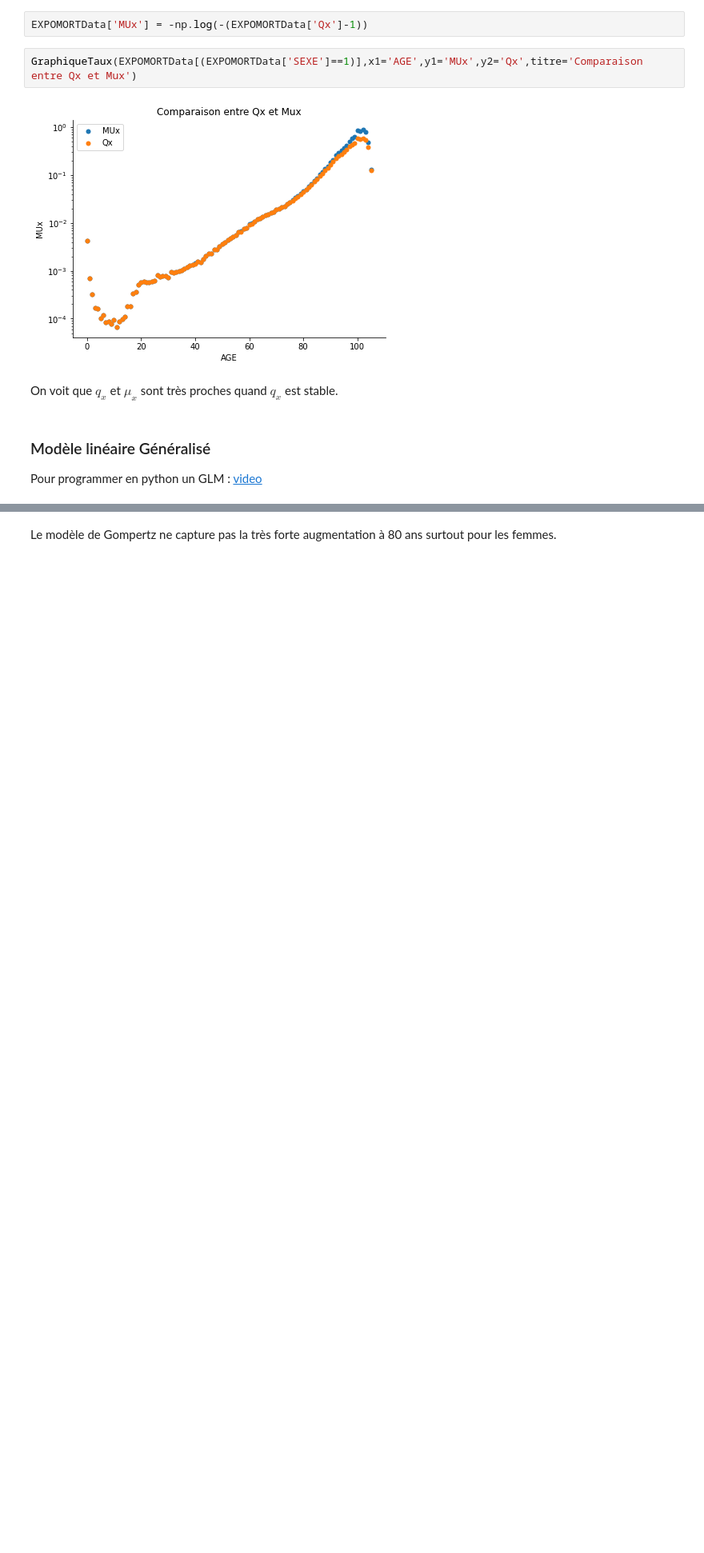
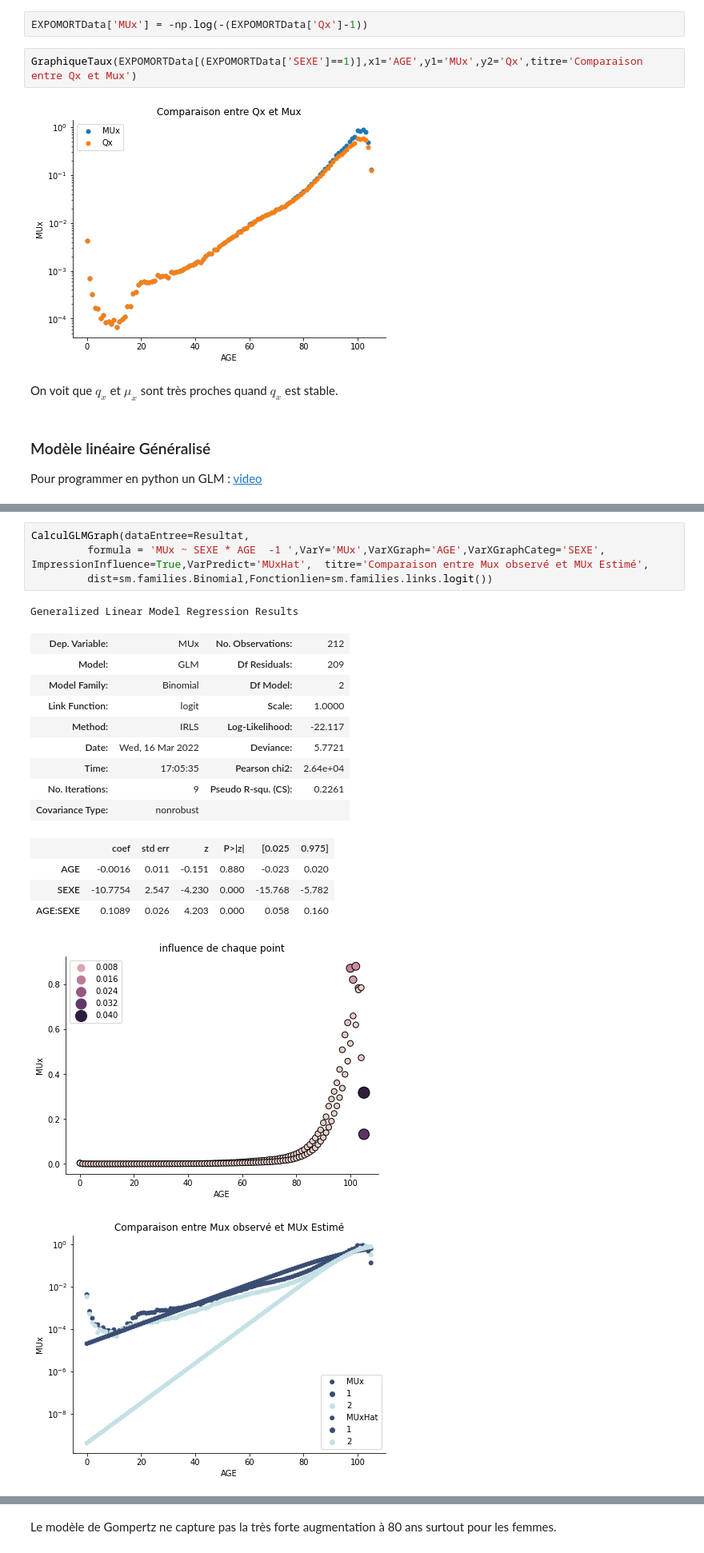
Before and after one commit to RessourcesActuariat/ActuariatVieCNAM, a Jupyter notebook: Table de Mortalité - Partie 2vf.ipynb, the cells around one changed output, grey strips where cells are left out. Shown at 80% size. Cells and saved outputs as stored; diff of their text form; blank space fills up the shorter version.

```diff
--- a/Table de Mortalité - Partie 2vf.ipynb
+++ b/Table de Mortalité - Partie 2vf.ipynb
@@ -465,0 +522,21 @@ plt.show()
+# %%
+CalculGLMGraph(dataEntree=Resultat,
+         formula = 'MUx ~ SEXE * AGE  -1 ',VarY='MUx',VarXGraph='AGE',VarXGraphCateg='SEXE', ImpressionInfluence=True,VarPredict='MUxHat',  titre='Comparaison entre Mux observé et MUx Estimé',
+         dist=sm.families.Binomial,Fonctionlien=sm.families.links.logit())
+# %% [output]
+Generalized Linear Model Regression Results
+| Dep. Variable: | MUx | No. Observations: | 212 |
+| Model: | GLM | Df Residuals: | 209 |
+| Model Family: | Binomial | Df Model: | 2 |
+| Link Function: | logit | Scale: | 1.0000 |
+| Method: | IRLS | Log-Likelihood: | -22.117 |
+| Date: | Wed, 16 Mar 2022 | Deviance: | 5.7721 |
+| Time: | 17:05:35 | Pearson chi2: | 2.64e+04 |
+| No. Iterations: | 9 | Pseudo R-squ. (CS): | 0.2261 |
+| Covariance Type: | nonrobust |  |  |
+|  | coef | std err | z | P>|z| | [0.025 | 0.975] |
+| AGE | -0.0016 | 0.011 | -0.151 | 0.880 | -0.023 | 0.020 |
+| SEXE | -10.7754 | 2.547 | -4.230 | 0.000 | -15.768 | -5.782 |
+| AGE:SEXE | 0.1089 | 0.026 | 4.203 | 0.000 | 0.058 | 0.160 |
+[figure, added]
+[figure, added]
```
Also changed, not shown: parts of 103 cells of this notebook.
